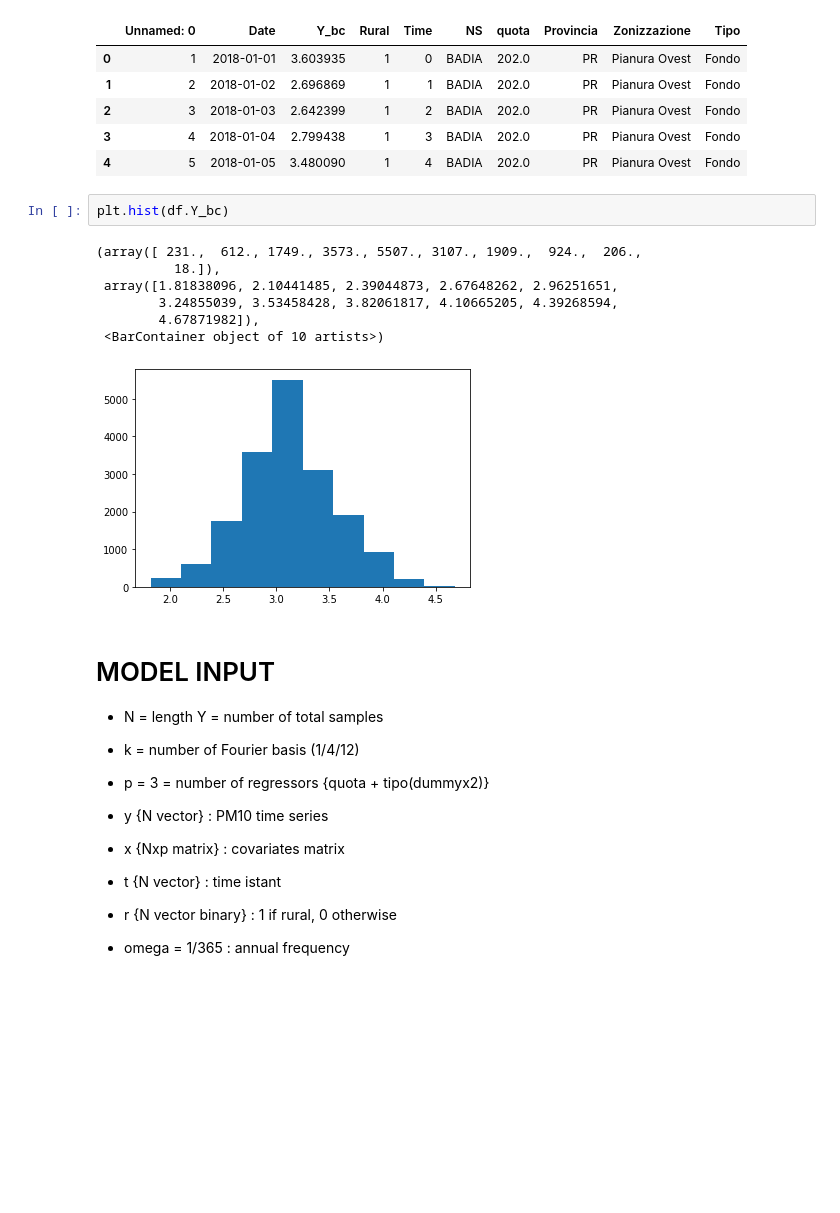
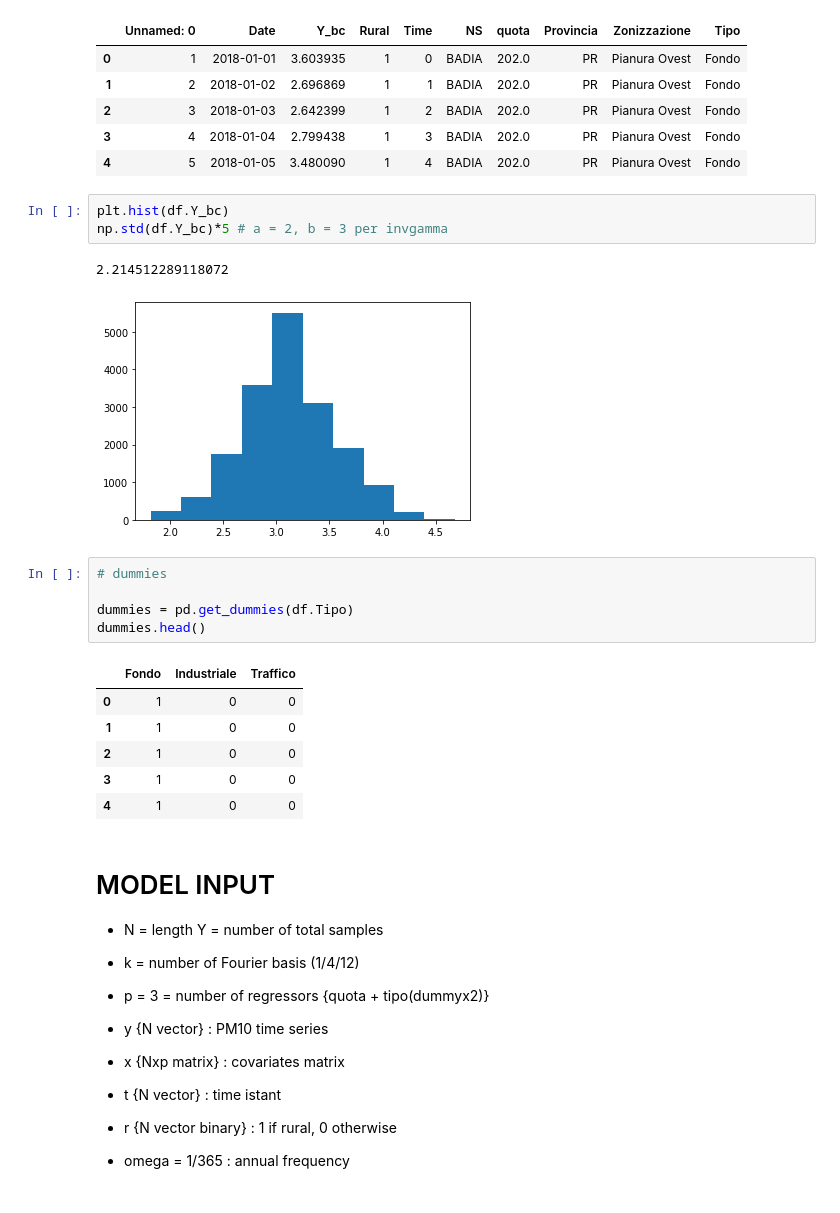
Before and after one commit to CrazyChela97/Bayesian-Project, a Jupyter notebook: PM10_model.ipynb, the cells around one changed output. Saved outputs shown, nothing was run; the diff lists cells and outputs as text; blank space fills up the shorter version.

```diff
--- a/PM10_model.ipynb
+++ b/PM10_model.ipynb
@@ -25,14 +25,22 @@ df.head()
 | 4 | 5 | 2018-01-05 | 3.480090 | 1 | 4 | BADIA | 202.0 | PR | Pianura Ovest | Fondo |
 # %%
 plt.hist(df.Y_bc)
+np.std(df.Y_bc)*5 # a = 2, b = 3 per invgamma
 # %% [output]
-(array([ 231.,  612., 1749., 3573., 5507., 3107., 1909.,  924.,  206.,
-          18.]),
- array([1.81838096, 2.10441485, 2.39044873, 2.67648262, 2.96251651,
-        3.24855039, 3.53458428, 3.82061817, 4.10665205, 4.39268594,
-        4.67871982]),
- <BarContainer object of 10 artists>)
+2.214512289118072
 [figure]
+# %%
+# dummies
+
+dummies = pd.get_dummies(df.Tipo)
+dummies.head()
+# %% [output]
+|  | Fondo | Industriale | Traffico |
+| 0 | 1 | 0 | 0 |
+| 1 | 1 | 0 | 0 |
+| 2 | 1 | 0 | 0 |
+| 3 | 1 | 0 | 0 |
+| 4 | 1 | 0 | 0 |
 # %% [markdown]
 # MODEL INPUT
 
```
Also changed, not shown: parts of 5 cells of this notebook.
